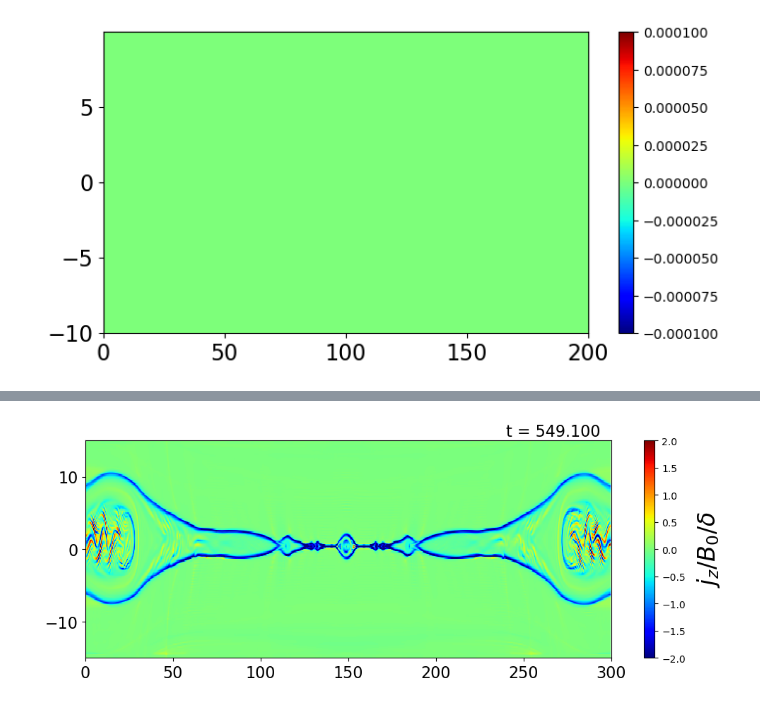
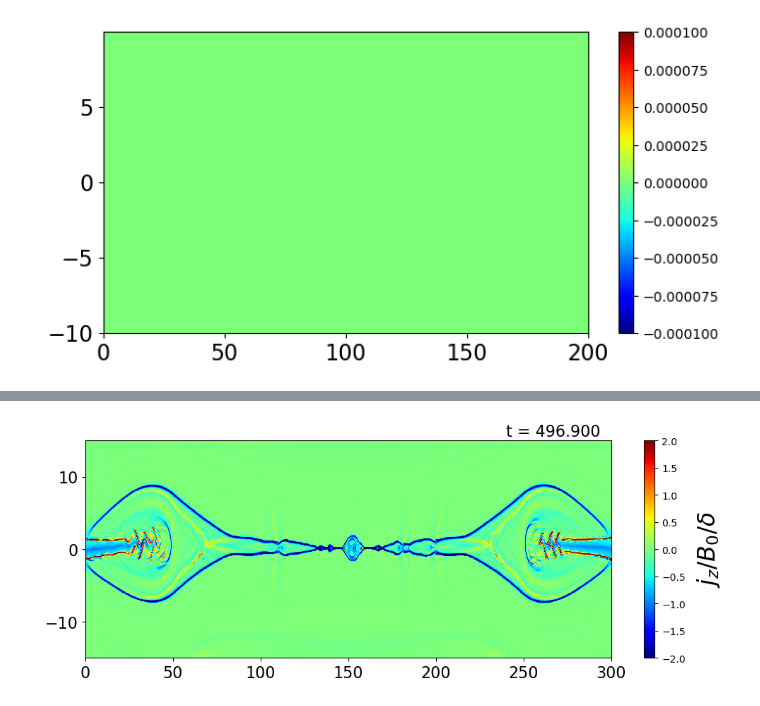
Before and after one commit to keita-akutagawa/ResistiveMHD_GPU, a Jupyter notebook: examples_2D/plasmoid_single/plasmoid.ipynb, the cells around one changed output, grey strips where cells are left out. Drawn from its saved outputs; the diff is of its cells as text; code cells hidden in the pictures.

```diff
--- a/examples_2D/plasmoid_single/plasmoid.ipynb
+++ b/examples_2D/plasmoid_single/plasmoid.ipynb
@@ -134,10 +134,10 @@ ax1.set_xlim(+1e-10, x_max-1e-10)
 fig = plt.figure(figsize=(12, 4))
 ax1 = fig.add_subplot(111)
 
-dirname = "results_plasmoid_eta=10000_grid=8"
+dirname = "results_plasmoid_eta=10000_grid=16"
 log = np.loadtxt(f"{dirname}/log_plasmoid.txt", delimiter=',')
 total_steps = int(log[-1][0])
-interval = 200
+interval = 500
 for step in range(0, total_steps+interval, interval):
     ax1.clear()
 
@@ -176,7 +176,7 @@ for step in range(0, total_steps+interval, interval):
     fig.savefig(f"pictures/{step}.png", dpi=200)
 
 
-filename = "plasmoid_eta=10000_grid=8_rho.mp4"
+filename = "plasmoid_eta=10000_grid=16_rho.mp4"
 img = cv2.imread(f'./pictures/0.png')
 framesize = (img.shape[1], img.shape[0])
 fps = 10.0
@@ -193,10 +193,10 @@ video.release()
 fig = plt.figure(figsize=(12, 4))
 ax1 = fig.add_subplot(111)
 
-dirname = "results_plasmoid_eta=10000_grid=8"
+dirname = "results_plasmoid_eta=10000_grid=16"
 log = np.loadtxt(f"{dirname}/log_plasmoid.txt", delimiter=',')
 total_steps = int(log[-1][0])
-interval = 200
+interval = 500
 for step in range(0, total_steps+interval, interval):
     ax1.clear()
 
@@ -216,32 +216,32 @@ for step in range(0, total_steps+interval, interval):
 
     contour = ax1.pcolormesh(X, Y, currentZ / B0 / sheat_thickness, vmin=-2.0, vmax=2.0, cmap='jet')
     if step == 0:
         cbar = plt.colorbar(contour, ax=ax1)
         cbar.set_label(r"$j_z / B_0 / \delta$", fontsize=24, rotation=90, labelpad=10)
     quiver_interval_x = 20
     quiver_interval_y = 50
     #ax1.quiver(X[::quiver_interval_x, ::quiver_interval_y], Y[::quiver_interval_x, ::quiver_interval_y],
     #        u[::quiver_interval_x, ::quiver_interval_y], v[::quiver_interval_x, ::quiver_interval_y],
     #        scale=2.0, color='black')
 
     ax1.text(0.8, 1.02, f"t = {log[int(step/interval)][1]:.3f}", transform=ax1.transAxes, fontsize=16)
     ax1.tick_params(labelsize=16)
     ax1.set_xlim(0.0, x_max+1e-10)
     ax1.set_ylim(-y_max, y_max+1e-10)
 
     fig.savefig(f"pictures/{step}.png", dpi=200)
 
 
-filename = "plasmoid_eta=10000_grid=8_jz.mp4"
+filename = "plasmoid_eta=10000_grid=16_jz.mp4"
 img = cv2.imread(f'./pictures/0.png')
 framesize = (img.shape[1], img.shape[0])
 fps = 10.0
 fourcc = cv2.VideoWriter_fourcc('m','p','4','v')
 video  = cv2.VideoWriter(filename=filename, fourcc=fourcc, fps=fps, frameSize=framesize)
 
 for step in range(0, total_steps+interval, interval):
     img = cv2.imread(f'./pictures/{step}.png')
     video.write(img)
 video.release()
 # %% [output]
-[figure, old version]
+[figure, new version]
```
Also changed, not shown: parts of 2 cells of this notebook, 1 other file.
